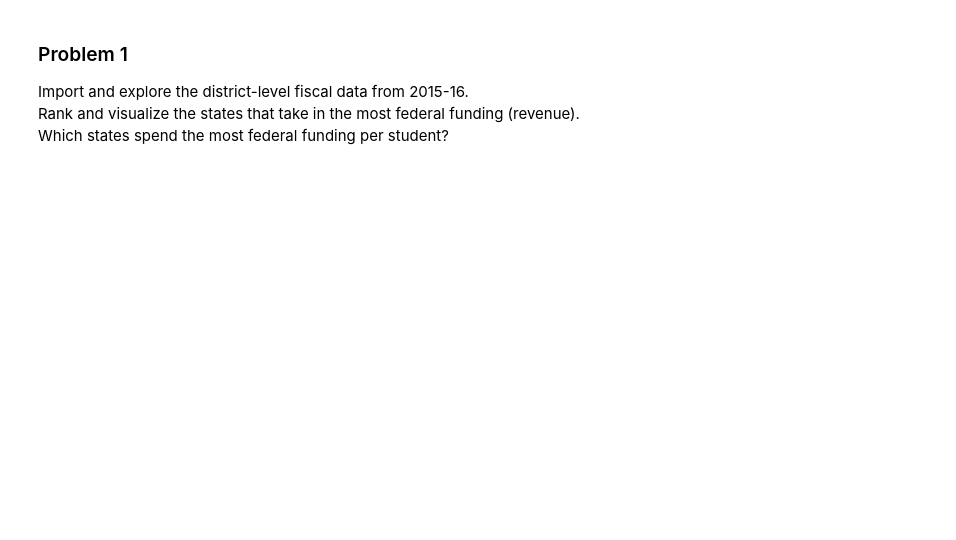
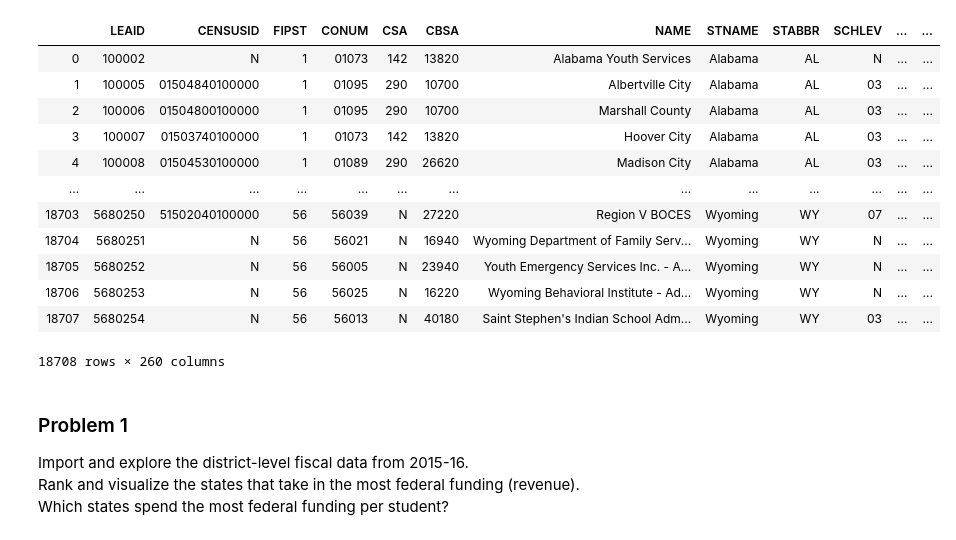
Before and after one commit to zferic/DS5500-HW, a Jupyter notebook: HW3.ipynb, the cells around one changed output. Cells and saved outputs as stored; diff of their text form; code cells hidden in the pictures; blank space fills up the shorter version.

```diff
--- a/HW3.ipynb
+++ b/HW3.ipynb
@@ -14,6 +14,22 @@ fiscal_df = pd.read_table('data/Sdf16_1a.txt')
 
 perform_math_df = pd.read_csv('data/math-achievement-sch-sy2015-16.csv')
 perform_read_df = pd.read_csv('data/rla-achievement-sch-sy2015-16.csv')
+# %%
+fiscal_df
+# %% [output]
+|  | LEAID | CENSUSID | FIPST | CONUM | CSA | CBSA | NAME | STNAME | STABBR | SCHLEV | ... | ... |
+| 0 | 100002 | N | 1 | 01073 | 142 | 13820 | Alabama Youth Services | Alabama | AL | N | ... | ... |
+| 1 | 100005 | 01504840100000 | 1 | 01095 | 290 | 10700 | Albertville City | Alabama | AL | 03 | ... | ... |
+| 2 | 100006 | 01504800100000 | 1 | 01095 | 290 | 10700 | Marshall County | Alabama | AL | 03 | ... | ... |
+| 3 | 100007 | 01503740100000 | 1 | 01073 | 142 | 13820 | Hoover City | Alabama | AL | 03 | ... | ... |
+| 4 | 100008 | 01504530100000 | 1 | 01089 | 290 | 26620 | Madison City | Alabama | AL | 03 | ... | ... |
+| ... | ... | ... | ... | ... | ... | ... | ... | ... | ... | ... | ... | ... |
+| 18703 | 5680250 | 51502040100000 | 56 | 56039 | N | 27220 | Region V BOCES | Wyoming | WY | 07 | ... | ... |
+| 18704 | 5680251 | N | 56 | 56021 | N | 16940 | Wyoming Department of Family Serv... | Wyoming | WY | N | ... | ... |
+| 18705 | 5680252 | N | 56 | 56005 | N | 23940 | Youth Emergency Services Inc. - A... | Wyoming | WY | N | ... | ... |
+| 18706 | 5680253 | N | 56 | 56025 | N | 16220 | Wyoming Behavioral Institute - Ad... | Wyoming | WY | N | ... | ... |
+| 18707 | 5680254 | N | 56 | 56013 | N | 40180 | Saint Stephen's Indian School Adm... | Wyoming | WY | 03 | ... | ... |
+18708 rows × 260 columns
 # %% [markdown]
 ### Problem 1 <br>
 Import and explore the district-level fiscal data from 2015-16. <br>
```
Also changed, not shown: parts of 37 cells of this notebook, 8 other files.
